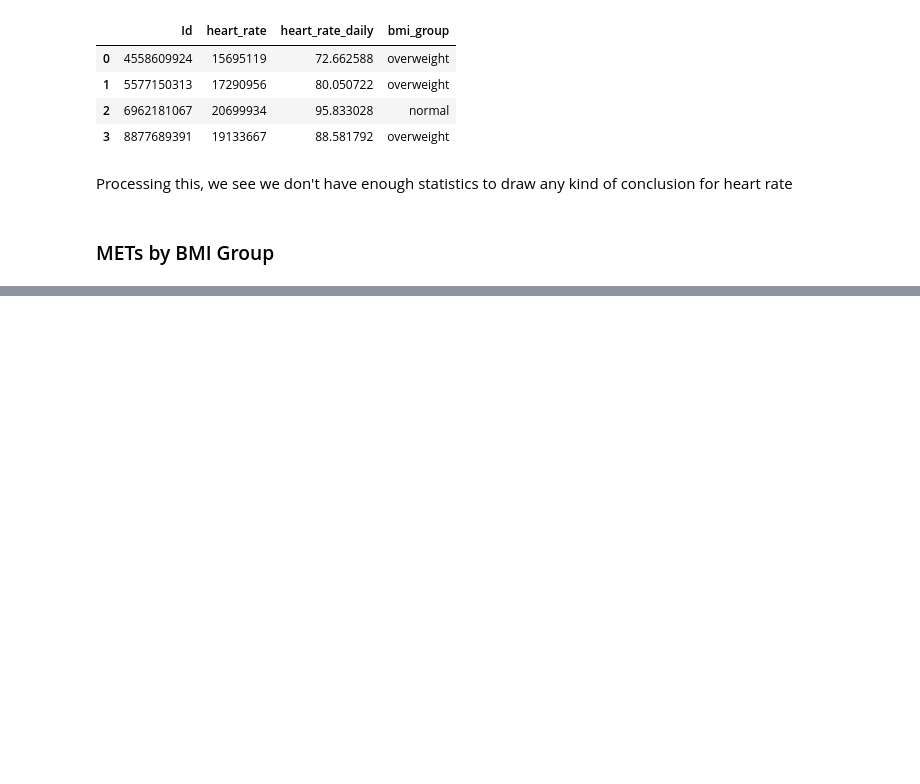
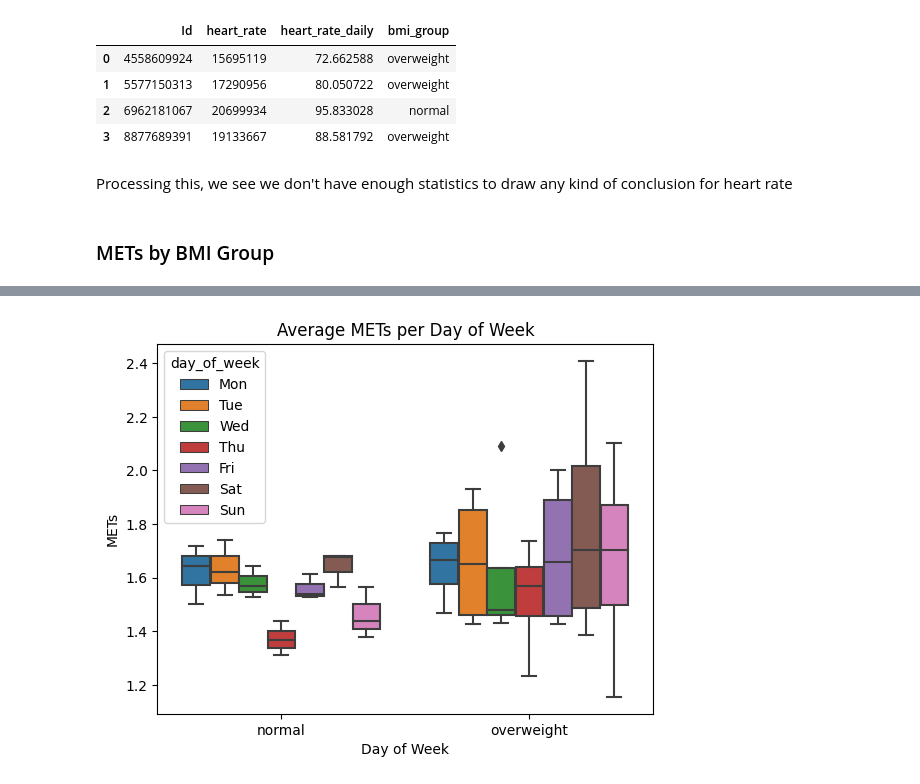
Before and after one commit to paulgreber/WellnessAnalysis, a Jupyter notebook: wellness_analysis.ipynb, the cells around one changed output, grey strips where cells are left out. Cells and saved outputs as stored; diff of their text form; code cells hidden in the pictures; blank space fills up the shorter version.

```diff
--- a/wellness_analysis.ipynb
+++ b/wellness_analysis.ipynb
@@ -1325,0 +1425,20 @@ Processing this, we see we don't have enough statistics to draw any kind of conc
+# %%
+bmi_mets_day_of_week= calc_day_of_week(bmi_mets)
+bmi_mets_day_of_week = bmi_mets_day_of_week.drop(columns=['datetime', 'METs'])
+bmi_mets_day_of_week = bmi_mets_day_of_week.groupby(["Id", "day_of_week"]).sum(numeric_only=True)
+bmi_mets_day_of_week = bmi_mets_day_of_week.reset_index()
+
+days = pd.DataFrame(
+    get_date(bmi_mets)['date'].unique(),
+    columns=['date']
+)
+days = calc_day_of_week(days, datetime_col='date')
+days = days.value_counts(['day_of_week'])
+days = pd.DataFrame(days, columns=['frequency'])
+days = days.reset_index()
+
+bmi_mets_day_of_week = bmi_mets_day_of_week.merge(right=days, on='day_of_week', how='left')
+bmi_mets_day_of_week['average_mets'] = bmi_mets_day_of_week['true_mets'] / (bmi_mets_day_of_week['frequency'] * 24 * 60)
+
+bmi_mets_day_of_week = calc_bmi_group(bmi_mets_day_of_week)
+bmi_mets_day_of_week.head(7)
@@ -1325,0 +1454,14 @@ Processing this, we see we don't have enough statistics to draw any kind of conc
+# %%
+sns.boxplot(
+    data=bmi_mets_day_of_week,
+    x="bmi_group",
+    y="average_mets",
+    hue="day_of_week"
+).set(
+    title="Average METs per Day of Week",
+    xlabel="Day of Week",
+    ylabel="METs"
+)
+plt.show()
+# %% [output]
+[figure, added]
```
Also changed, not shown: parts of 15 cells of this notebook, 18 other files.
